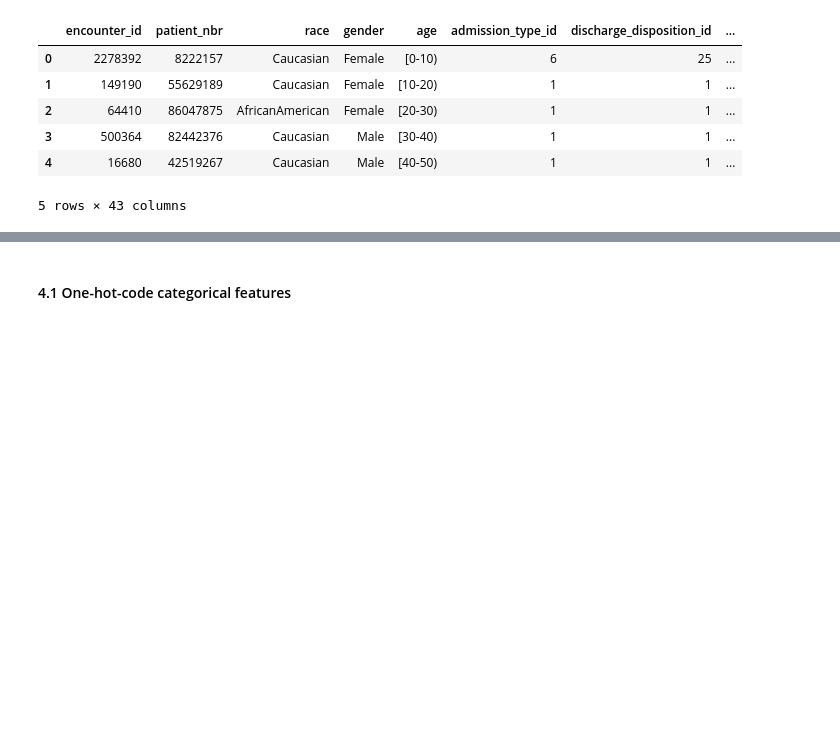
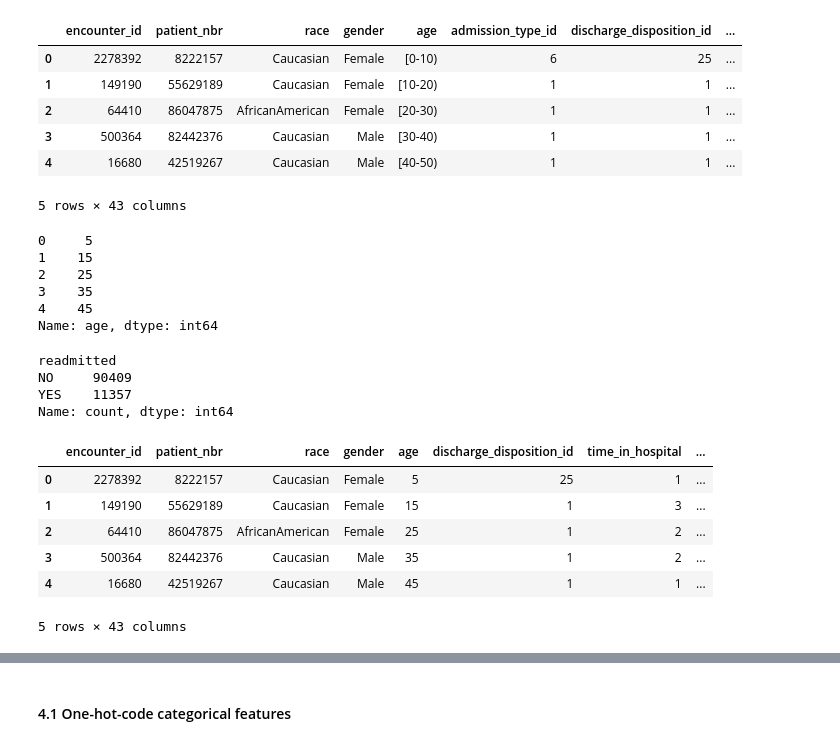
Before and after one commit to siuzhuobin/Team12_IT5006_Healthcare_Analytics_AY2526, a Jupyter notebook: regression-notebook-v2.ipynb, the cells around one changed output, grey strips where cells are left out. Drawn from its saved outputs; the diff is of its cells as text; code cells hidden in the pictures; blank space fills up the shorter version.

```diff
--- a/regression-notebook-v2.ipynb
+++ b/regression-notebook-v2.ipynb
@@ -483,3 +159,29 @@ data.head()
 | 3 | 500364 | 82442376 | Caucasian | Male | [30-40) | 1 | 1 | ... |
 | 4 | 16680 | 42519267 | Caucasian | Male | [40-50) | 1 | 1 | ... |
 5 rows × 43 columns
+# %%
+def age_to_mid(age_str):
+    # age_str is in the format "[20-30)"
+    if isinstance(age_str, str) and '-' in age_str:
+        nums = age_str.replace('[','').replace(')','').split('-')
+        return (int(nums[0]) + int(nums[1])) // 2
+    else:
+        return None
+
+data['age'] = data['age'].apply(age_to_mid)
+data['age'].head()
+# %% [output]
+0     5
+1    15
+2    25
+3    35
+4    45
+Name: age, dtype: int64
+# %%
+data['readmitted'] = data['readmitted'].apply(lambda x: 'YES' if x == '<30' else 'NO')
+data['readmitted'].value_counts()
+# %% [output]
+readmitted
+NO     90409
+YES    11357
+Name: count, dtype: int64
@@ -485,0 +200,33 @@ data.head()
+# %%
+# Create combined feature: admission_type_source
+def create_admission_combination(row):
+    admission_type = row['admission_type_id']
+    admission_source = row['admission_source_id']
+
+    # Combinations based on business logic
+    if admission_type == 1 and admission_source == 7:  # Emergency + ER
+        return 'Emergency_ER'
+    elif admission_type == 2 and admission_source == 1:  # Urgent + Physician
+        return 'Urgent_Physician'
+    elif admission_type == 3 and admission_source == 1:  # Elective + Physician
+        return 'Elective_Physician'
+    elif admission_type == 2 and admission_source == 7:  # Urgent + ER
+        return 'Urgent_ER'
+    else:
+        return 'Other_Combination'
+
+# Apply combined feature
+data['admission_type_source'] = data.apply(create_admission_combination, axis=1)
+
+# Delete original two columns
+data.drop(['admission_type_id', 'admission_source_id'], axis=1, inplace=True)
+
+data.head()
+# %% [output]
+|  | encounter_id | patient_nbr | race | gender | age | discharge_disposition_id | time_in_hospital | ... |
+| 0 | 2278392 | 8222157 | Caucasian | Female | 5 | 25 | 1 | ... |
+| 1 | 149190 | 55629189 | Caucasian | Female | 15 | 1 | 3 | ... |
+| 2 | 64410 | 86047875 | AfricanAmerican | Female | 25 | 1 | 2 | ... |
+| 3 | 500364 | 82442376 | Caucasian | Male | 35 | 1 | 2 | ... |
+| 4 | 16680 | 42519267 | Caucasian | Male | 45 | 1 | 1 | ... |
+5 rows × 43 columns
```
Also changed, not shown: parts of 30 cells of this notebook.
